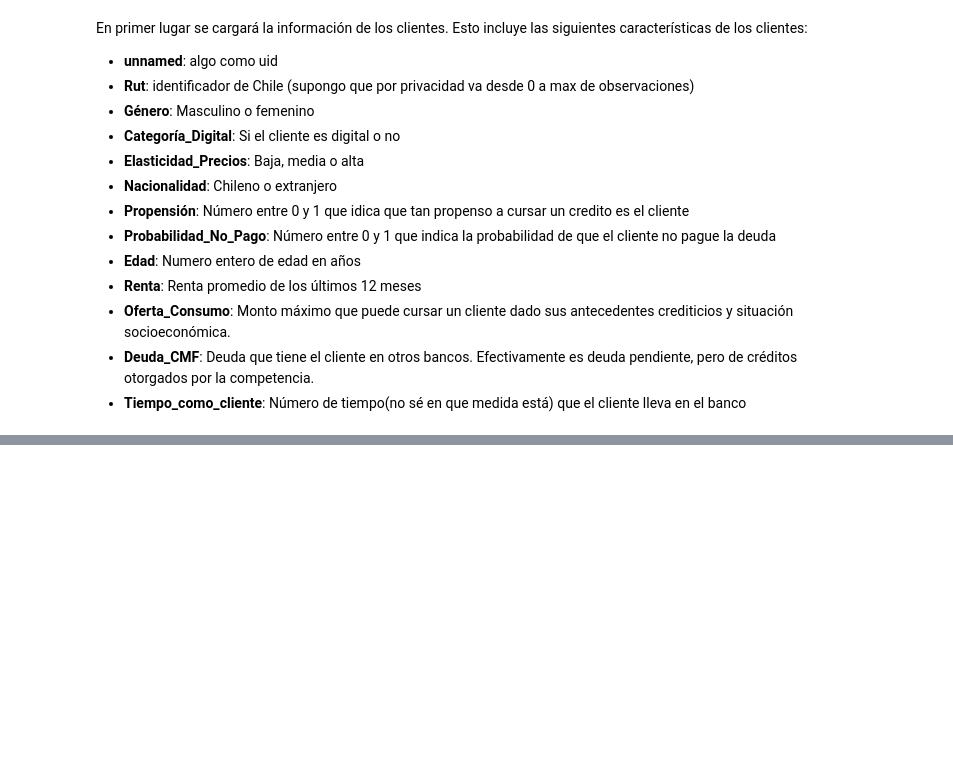
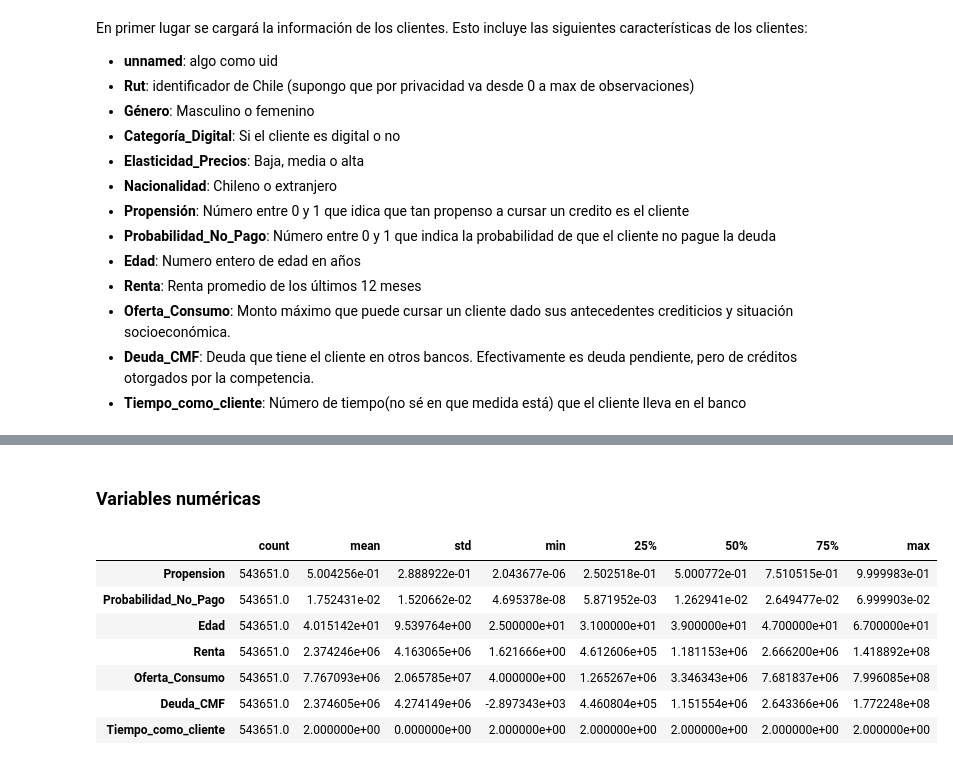
Before and after one commit to JosepVargasf/repo_mineria_de_datos, a Jupyter notebook: procesamiento.ipynb, the cells around one changed output, grey strips where cells are left out. Drawn from its saved outputs; the diff is of its cells as text; code cells hidden in the pictures; blank space fills up the shorter version.

```diff
--- a/procesamiento.ipynb
+++ b/procesamiento.ipynb
@@ -51,0 +89,13 @@ En primer lugar se cargará la información de los clientes. Esto incluye las si
+# %% [markdown]
+### Variables numéricas
+# %%
+df.describe().T
+# %% [output]
+|  | count | mean | std | min | 25% | 50% | 75% | max |
+| Propension | 543651.0 | 5.004256e-01 | 2.888922e-01 | 2.043677e-06 | 2.502518e-01 | 5.000772e-01 | 7.510515e-01 | 9.999983e-01 |
+| Probabilidad_No_Pago | 543651.0 | 1.752431e-02 | 1.520662e-02 | 4.695378e-08 | 5.871952e-03 | 1.262941e-02 | 2.649477e-02 | 6.999903e-02 |
+| Edad | 543651.0 | 4.015142e+01 | 9.539764e+00 | 2.500000e+01 | 3.100000e+01 | 3.900000e+01 | 4.700000e+01 | 6.700000e+01 |
+| Renta | 543651.0 | 2.374246e+06 | 4.163065e+06 | 1.621666e+00 | 4.612606e+05 | 1.181153e+06 | 2.666200e+06 | 1.418892e+08 |
+| Oferta_Consumo | 543651.0 | 7.767093e+06 | 2.065785e+07 | 4.000000e+00 | 1.265267e+06 | 3.346343e+06 | 7.681837e+06 | 7.996085e+08 |
+| Deuda_CMF | 543651.0 | 2.374605e+06 | 4.274149e+06 | -2.897343e+03 | 4.460804e+05 | 1.151554e+06 | 2.643366e+06 | 1.772248e+08 |
+| Tiempo_como_cliente | 543651.0 | 2.000000e+00 | 0.000000e+00 | 2.000000e+00 | 2.000000e+00 | 2.000000e+00 | 2.000000e+00 | 2.000000e+00 |
```
Also changed, not shown: parts of 10 cells of this notebook.
